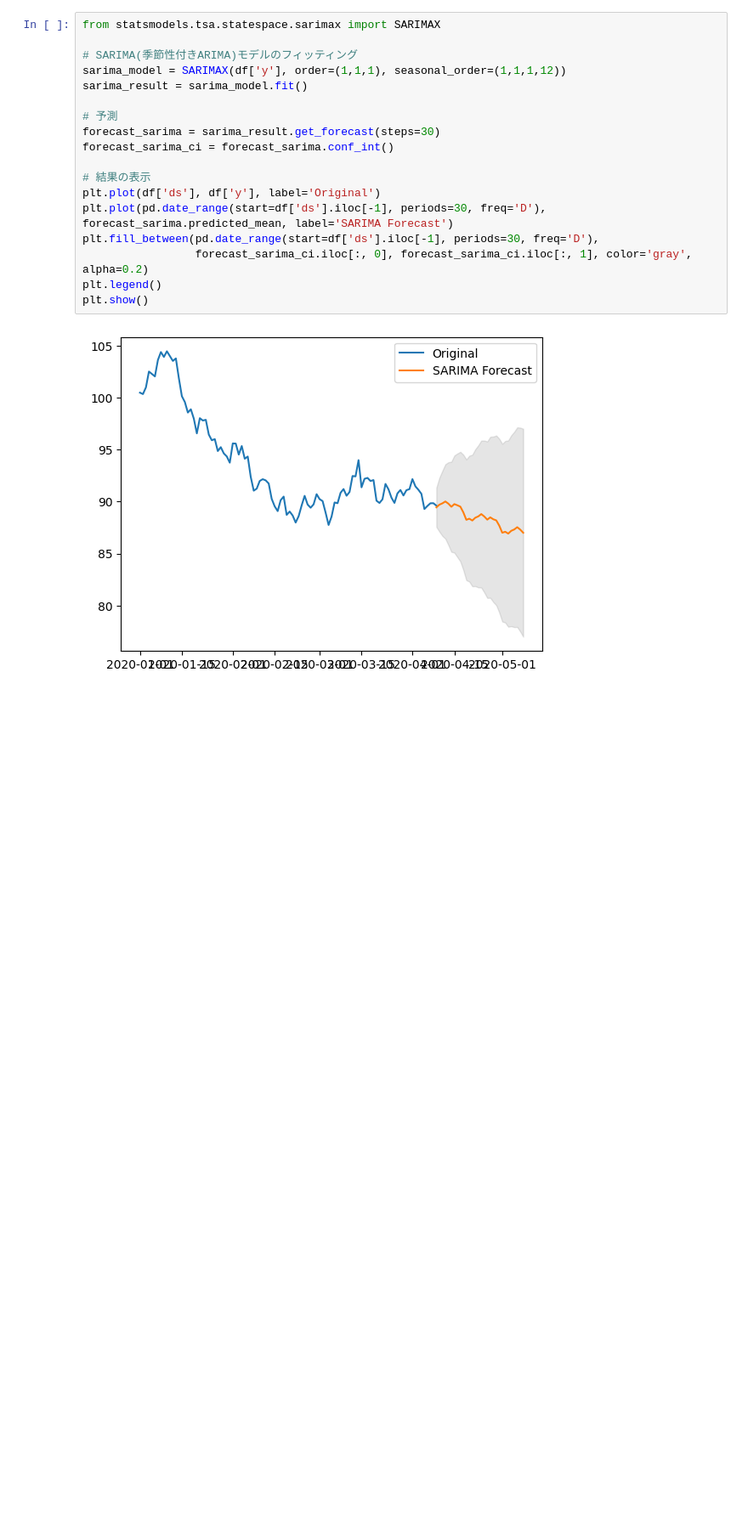
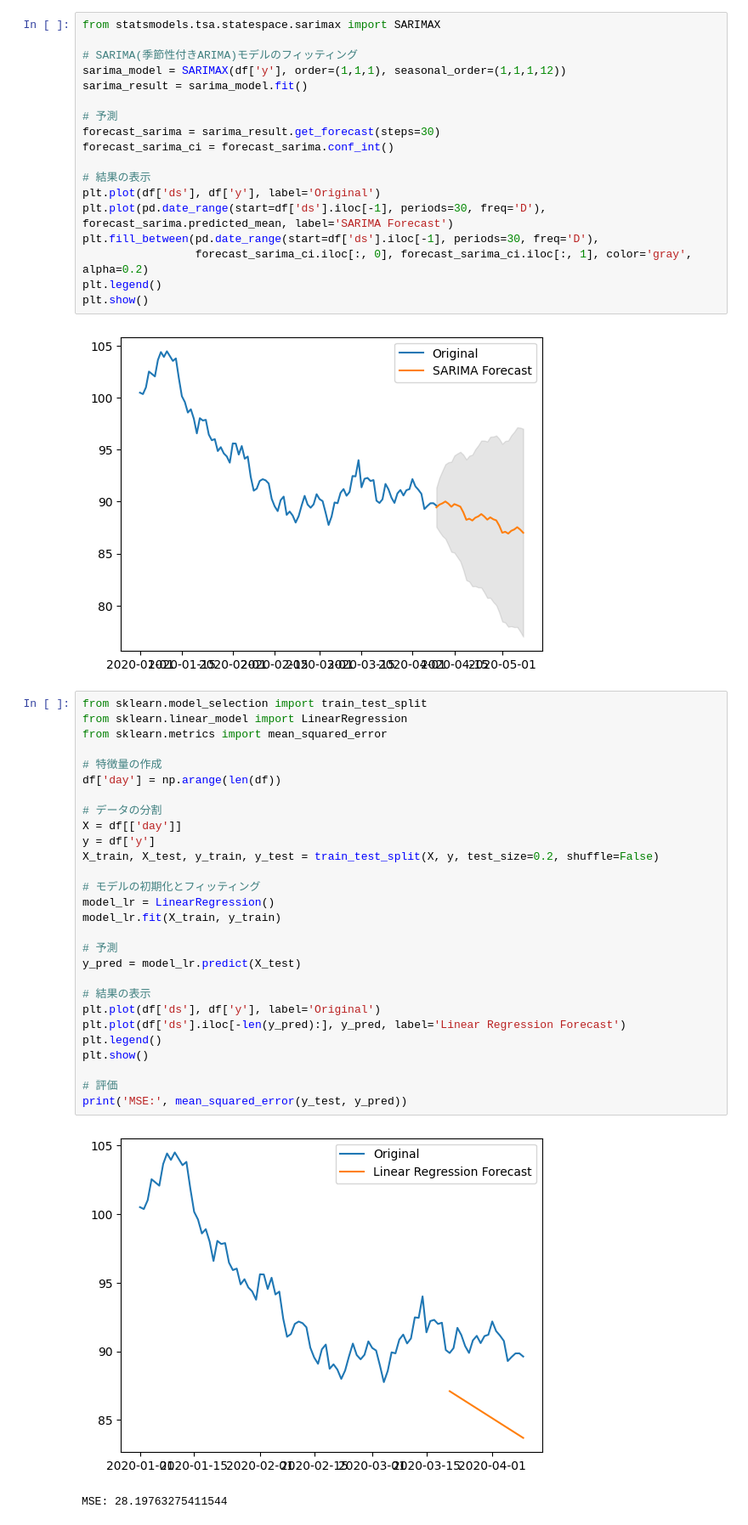
Before and after one commit to MizusakoSadanobu/time_series_analysis, a Jupyter notebook: model_comparison.ipynb, the cells around one changed output. Shown at 85% size. Cells and saved outputs as stored; diff of their text form; blank space fills up the shorter version.

```diff
--- a/model_comparison.ipynb
+++ b/model_comparison.ipynb
@@ -69,3 +69,34 @@ plt.legend()
 plt.show()
 # %% [output]
 [figure]
+# %%
+from sklearn.model_selection import train_test_split
+from sklearn.linear_model import LinearRegression
+from sklearn.metrics import mean_squared_error
+
+# 特徴量の作成
+df['day'] = np.arange(len(df))
+
+# データの分割
+X = df[['day']]
+y = df['y']
+X_train, X_test, y_train, y_test = train_test_split(X, y, test_size=0.2, shuffle=False)
+
+# モデルの初期化とフィッティング
+model_lr = LinearRegression()
+model_lr.fit(X_train, y_train)
+
+# 予測
+y_pred = model_lr.predict(X_test)
+
+# 結果の表示
+plt.plot(df['ds'], df['y'], label='Original')
+plt.plot(df['ds'].iloc[-len(y_pred):], y_pred, label='Linear Regression Forecast')
+plt.legend()
+plt.show()
+
+# 評価
+print('MSE:', mean_squared_error(y_test, y_pred))
+# %% [output]
+[figure, added]
+MSE: 28.19763275411544
```
Also changed, not shown: parts of 1 cell of this notebook.
